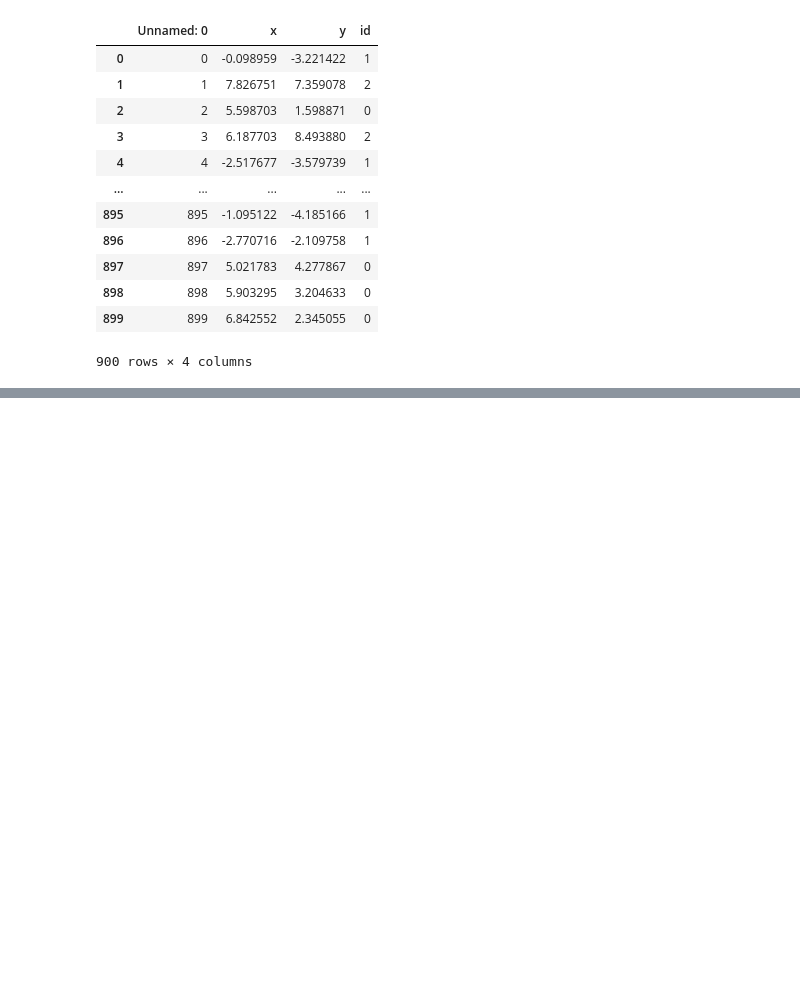
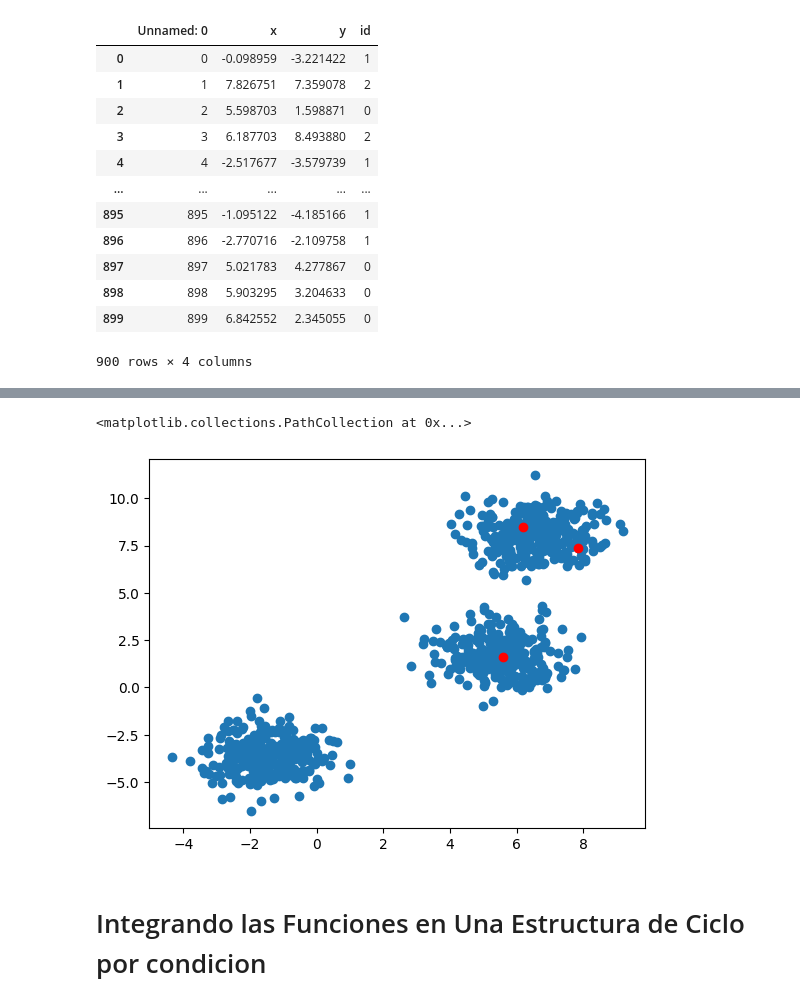
Before and after one commit to DeisyData/BIT_IA_Bootcamp, a Jupyter notebook: S7_C4_Clustering_kmeans.ipynb, the cells around one changed output, grey strips where cells are left out. Saved outputs shown, nothing was run; the diff lists cells and outputs as text; code cells hidden in the pictures; blank space fills up the shorter version.

```diff
--- a/S7_C4_Clustering_kmeans.ipynb
+++ b/S7_C4_Clustering_kmeans.ipynb
@@ -24,0 +37,9 @@ df
+# %%
+# Crear una lista con las columnas 'x' y 'y'
+data = []
+
+#for i in range(len(df)):
+#    data.append([df['x'][i],df['y'][i]])
+
+for index in df.index:
+   data.append([df.loc[index,'x'], df.loc[index,'y']])
@@ -24,0 +53,6 @@ df
+# %%
+plt.scatter(df.x,df.y)
+plt.scatter(np.array(data)[[1,2,3]][:,0],np.array(data)[[1,2,3]][:,1],color='red')
+# %% [output]
+<matplotlib.collections.PathCollection at 0x...>
+[figure, added]
@@ -24,0 +92,2 @@ df
+# %% [markdown]
+# Integrando las Funciones en Una Estructura de Ciclo por condicion
```
Also changed, not shown: parts of 11 cells of this notebook.
